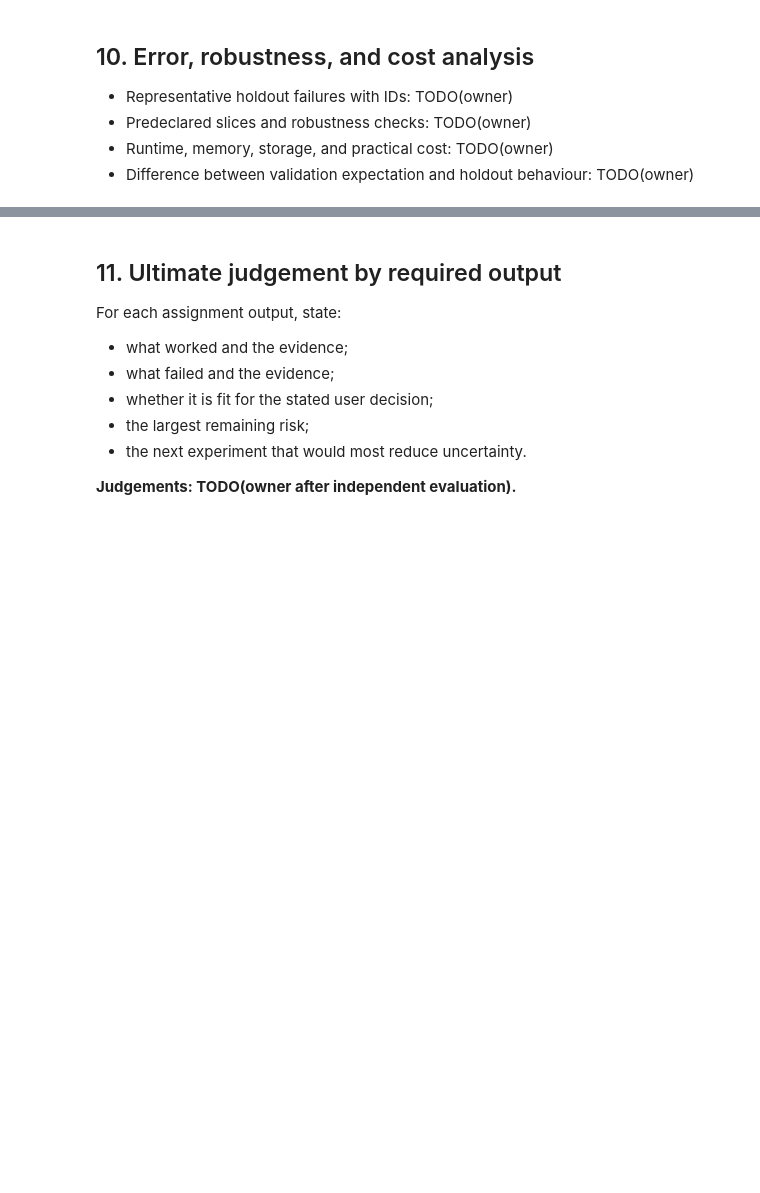
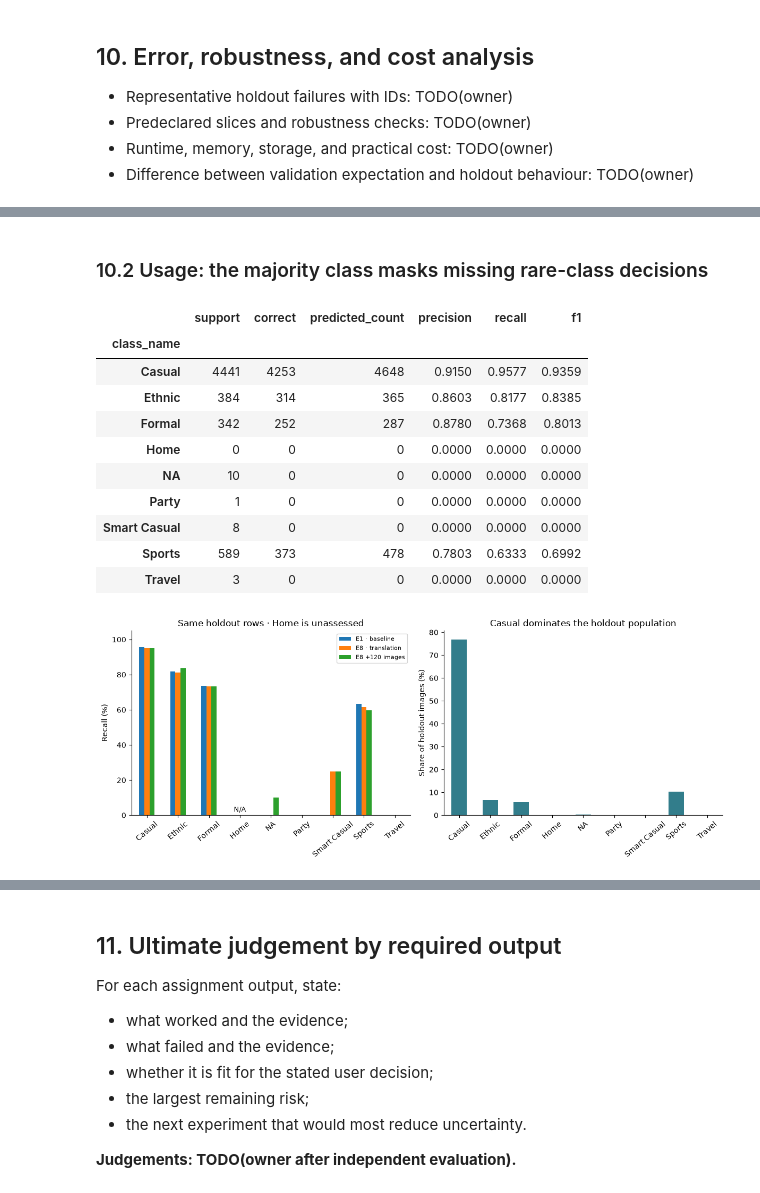
Before and after one commit to TrnLin/MLA2, a Jupyter notebook: notebooks/06_final_evaluation.ipynb, the cells around one changed output, grey strips where cells are left out. Cells and saved outputs as stored; diff of their text form; code cells hidden in the pictures; blank space fills up the shorter version.

```diff
--- a/notebooks/06_final_evaluation.ipynb
+++ b/notebooks/06_final_evaluation.ipynb
@@ -85,0 +300,46 @@ Report the result honestly. Do not return to candidate selection.
+# %% [markdown]
+### 10.2 Usage: the majority class masks missing rare-class decisions
+# %%
+usage_classes = pd.read_csv(
+    EVAL_ROOT / "reports/task3/usage_holdout_20260906/holdout_per_class.csv", keep_default_na=False
+)
+
+e1_classes = (
+    usage_classes.loc[usage_classes.model.eq("E1")]
+    .sort_values("class_index")
+    .set_index("class_name")
+)
+display(e1_classes[["support", "correct", "predicted_count", "precision", "recall", "f1"]].round(4))
+usage_recalls = (
+    usage_classes.pivot(index="class_name", columns="model", values="recall")
+    .reindex(e1_classes.index)
+    .reindex(columns=["E1", "E8", "Expanded"])
+)
+usage_recalls.loc["Home"] = np.nan
+fig, axes = plt.subplots(1, 2, figsize=(12, 4.8))
+usage_recalls.rename(columns=usage_names).mul(100).plot.bar(ax=axes[0], rot=40)
+axes[0].set(
+    ylabel="Recall (%)", ylim=(0, 105), xlabel="", title="Same holdout rows · Home is unassessed"
+)
+axes[0].annotate("N/A", (3, 2), ha="center", fontsize=9)
+axes[0].legend(fontsize=8)
+e1_classes.support.div(5778).mul(100).plot.bar(ax=axes[1], rot=40, color="#327d8b")
+axes[1].set(
+    ylabel="Share of holdout images (%)", xlabel="", title="Casual dominates the holdout population"
+)
+fig.tight_layout()
+fig.savefig(HOLDOUT_FIGURES / "usage_holdout_analysis.png", dpi=150, bbox_inches="tight")
+plt.show()
+# %% [output]
+|  | support | correct | predicted_count | precision | recall | f1 |
+| class_name |  |  |  |  |  |  |
+| Casual | 4441 | 4253 | 4648 | 0.9150 | 0.9577 | 0.9359 |
+| Ethnic | 384 | 314 | 365 | 0.8603 | 0.8177 | 0.8385 |
+| Formal | 342 | 252 | 287 | 0.8780 | 0.7368 | 0.8013 |
+| Home | 0 | 0 | 0 | 0.0000 | 0.0000 | 0.0000 |
+| NA | 10 | 0 | 0 | 0.0000 | 0.0000 | 0.0000 |
+| Party | 1 | 0 | 0 | 0.0000 | 0.0000 | 0.0000 |
+| Smart Casual | 8 | 0 | 0 | 0.0000 | 0.0000 | 0.0000 |
+| Sports | 589 | 373 | 478 | 0.7803 | 0.6333 | 0.6992 |
+| Travel | 3 | 0 | 0 | 0.0000 | 0.0000 | 0.0000 |
+[figure, added]
```
Also changed, not shown: parts of 15 cells of this notebook.
